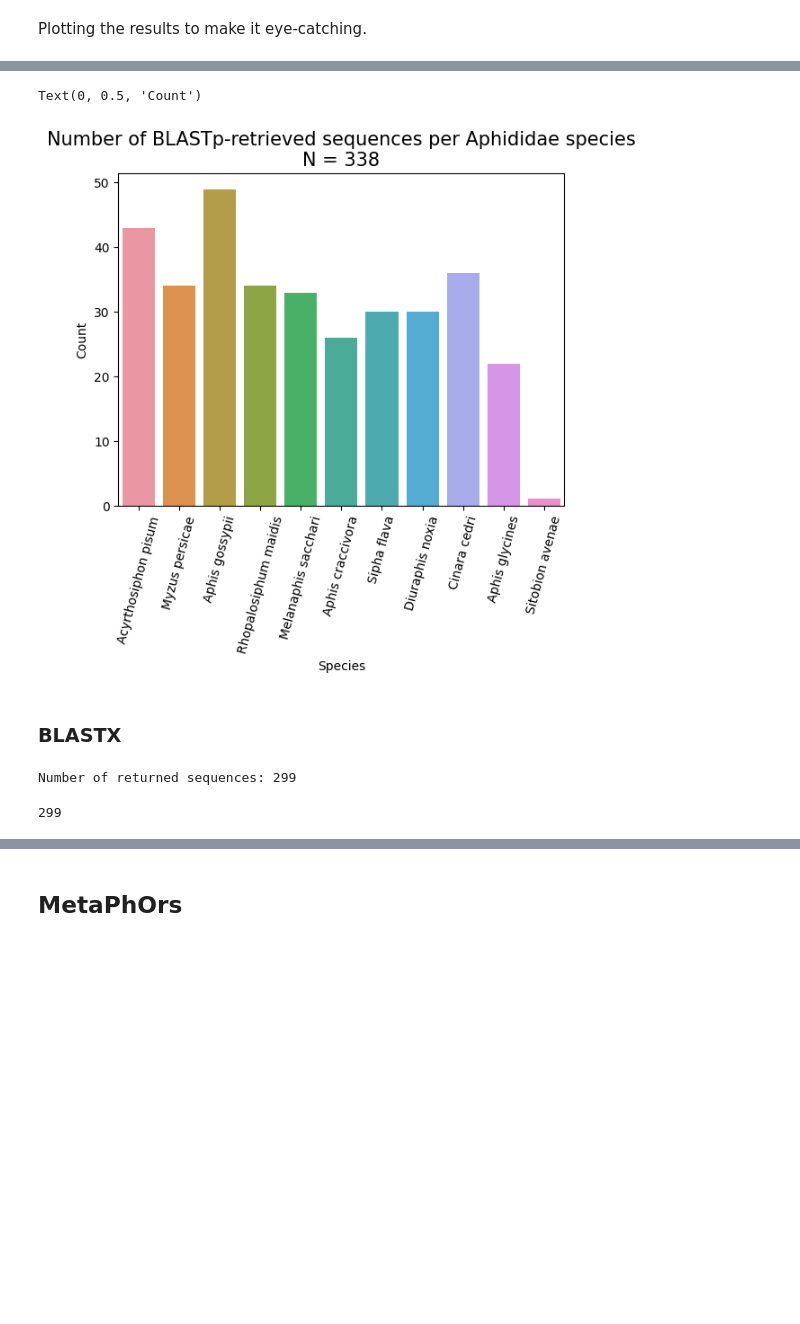
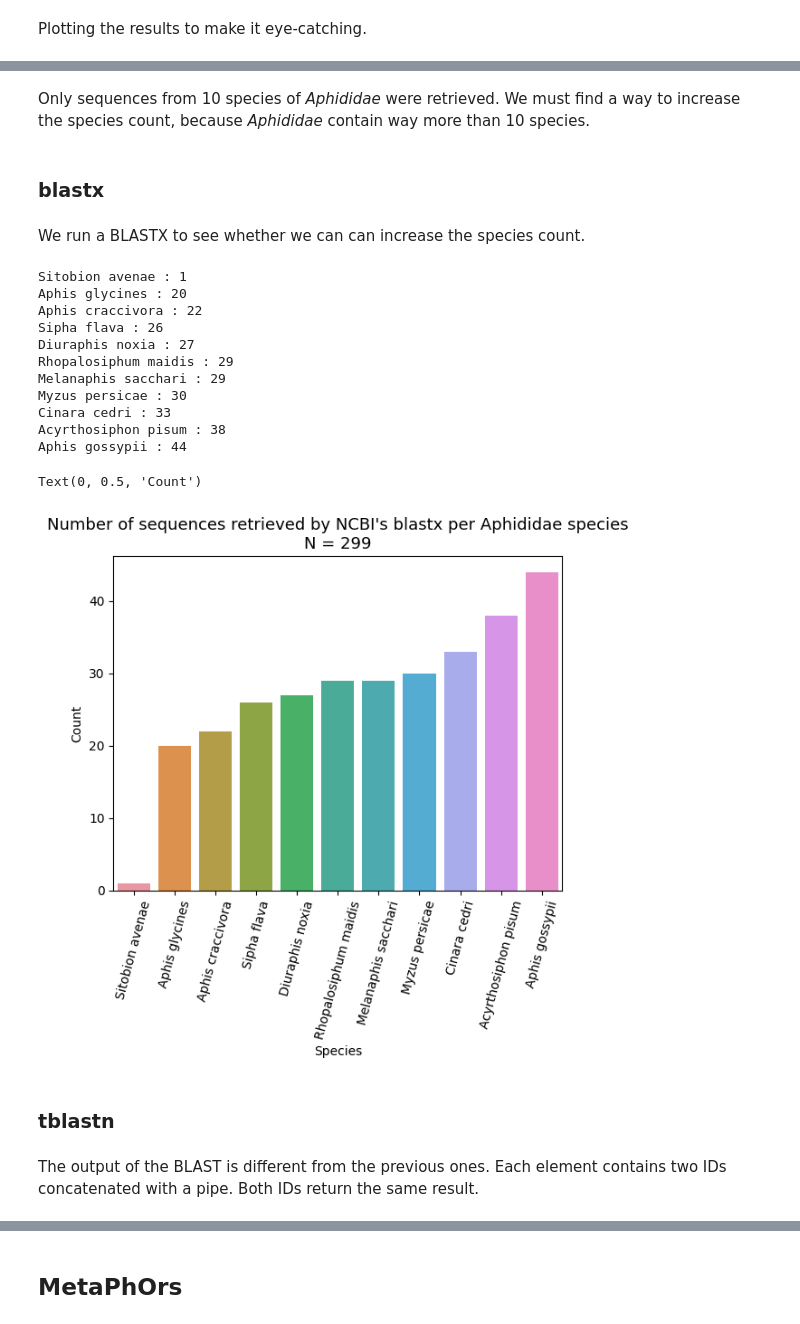
Before and after one commit to elian-stz/StylED_internship, a Jupyter notebook: xplore.ipynb, the cells around one changed output, grey strips where cells are left out. Cells and saved outputs as stored; diff of their text form; code cells hidden in the pictures; blank space fills up the shorter version.

```diff
--- a/xplore.ipynb
+++ b/xplore.ipynb
@@ -167,15 +191,54 @@ with open("blast_protein_sequences.fasta", "r") as file :
+# %% [markdown]
+Only sequences from 10 species of *Aphididae* were retrieved. We must find a way to increase the species count, because *Aphididae* contain way more than 10 species.
+# %% [markdown]
+### blastx
+# %% [markdown]
+We run a BLASTX to see whether we can can increase the species count.
 # %%
-# plotting the resulting dictionary
+# storing species count in a dictionary
+dictionary = {}
+with open("orthologs_blastx.ncbi.fasta", "r") as file :
+    for line in file :
+        for key in re.findall("\[(.*)\]", line) :
+            if key not in dictionary :
+                dictionary[key] = 1
+            else :
+                dictionary[key] += 1
+
+# sorting the dictionary by ascending values
+dictionary = dict(sorted(dictionary.items(), key = lambda item: item[1]))
+
+# printing the dictionary
+for key in dictionary :
+    print(f"{key} : {dictionary[key]}")
+
+
+# Storing the total number of species
+speciesTotalNumber = sum(dictionary.values())
+
+# plotting the dictionary
 plot = sns.barplot(x = list(dictionary.keys()),
                    y = list(dictionary.values())
                   )
 plot.set_xticklabels(plot.get_xticklabels(), rotation = 75)
-plot.set_title("Number of BLASTp-retrieved sequences per Aphididae species\nN = 338", size = 15)
+plot.set_title(f"Number of sequences retrieved by NCBI's blastx per Aphididae species\nN = {speciesTotalNumber}",
+               size = 13)
 plot.set_xlabel("Species")
 plot.set_ylabel("Count")
 # %% [output]
-Text(0, 0.5, 'Count')
+Sitobion avenae : 1
+Aphis glycines : 20
+Aphis craccivora : 22
+Sipha flava : 26
+Diuraphis noxia : 27
+Rhopalosiphum maidis : 29
+Melanaphis sacchari : 29
+Myzus persicae : 30
+Cinara cedri : 33
+Acyrthosiphon pisum : 38
+Aphis gossypii : 44
+Text(0, 0.5, 'Count')
-[figure, old version]
+[figure, new version]
 # %% [markdown]
-### BLASTX
+### tblastn
 # %%
@@ -201,19 +262,20 @@ for stylin in NCBI_gene_ID :
     result_handle.close()
     blast_records.close()
+# %% [markdown]
+The output of the BLAST is different from the previous ones. Each element contains two IDs concatenated with a pipe. Both IDs return the same result.
 # %%
-print("Number of returned sequences:", len(hit_ids_x))
+hit_ids_tn_cleaned = []
+hit_ids_tn_cleaned2 = []
+for element in hit_ids_tn :
+    hit_ids_tn_cleaned.append(re.findall("(gi\|\d+)\|", element))
+hit_ids_tn_cleaned2 = [''.join(id) for id in hit_ids_tn_cleaned]
 
-# storing all sequences as text and fasta files
-with open("blastx_protein_ids.ncbi.txt", "w") as ft :
-    ft.write("\n".join(hit_ids_x))
-
-protein_search_results = Entrez.efetch("Protein",
-                                       id = ",".join(hit_ids_x),
+# storing all sequences as a fasta file
+protein_search_results = Entrez.efetch(db = "nucleotide",
+                                       id = ",".join(hit_ids_tn_cleaned2),
                                        rettype = "fasta"
                                       )
 protein_records = SeqIO.parse(protein_search_results, "fasta")
-SeqIO.write(protein_records, "./blastx_protein_sequences.ncbi.fasta", "fasta")
+SeqIO.write(protein_records, "orthologs_tblastn.ncbi.fasta", "fasta")
+protein_search_results.close()
-# %% [output]
-Number of returned sequences: 299
-299
 # %%
```
Also changed, not shown: parts of 15 cells of this notebook, 1 other file.
